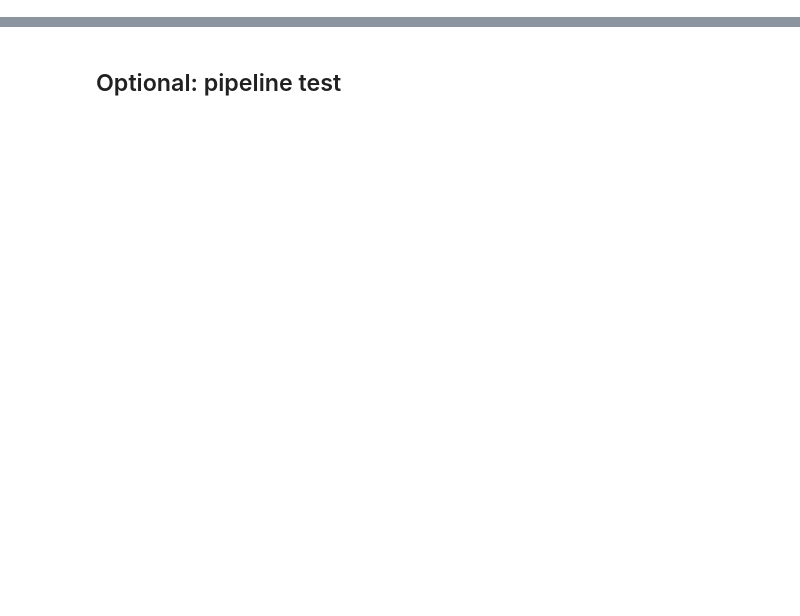
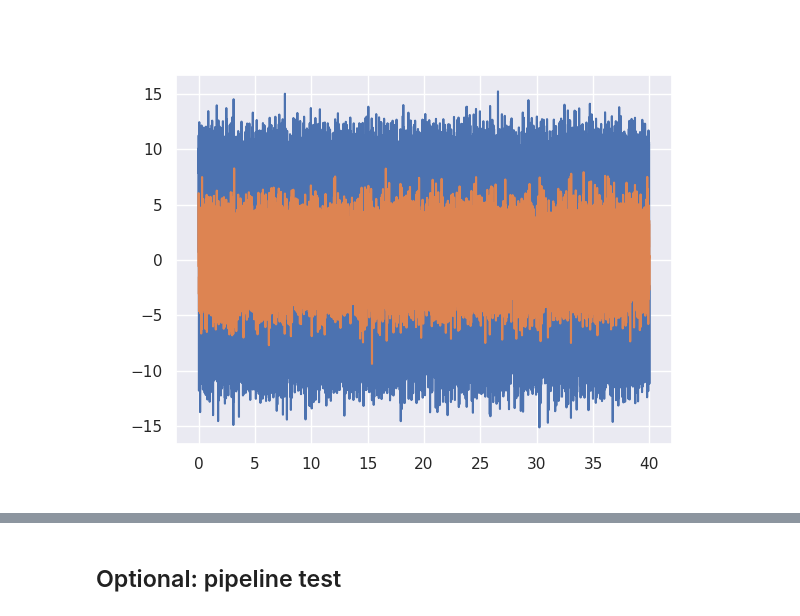
Before and after one commit to rythorpe/brainstorm_challenge, a Jupyter notebook: extract_features.ipynb, the cells around one changed output, grey strips where cells are left out. Cells and saved outputs as stored; diff of their text form; code cells hidden in the pictures; blank space fills up the shorter version.

```diff
--- a/extract_features.ipynb
+++ b/extract_features.ipynb
@@ -85,0 +155,39 @@ def plot_features_scatter(x, y, responder_labels, ax_labels):
+# %%
+from scipy import signal
+
+import matplotlib.pyplot as plt
+
+rng = np.random.default_rng()
+
+fs = 500
+
+N = 20000
+
+amp = 10
+
+freq = 20
+
+noise_power = 0.01 * fs / 2
+
+time = np.arange(N) / fs
+
+b, a = signal.butter(2, 0.25, 'low')
+
+x = rng.normal(scale=np.sqrt(noise_power), size=time.shape)
+
+y = signal.lfilter(b, a, x)
+
+x += amp*np.sin(2*np.pi*freq*time)
+
+y += rng.normal(scale=0.8*np.sqrt(noise_power), size=time.shape) + 0.3*amp*np.sin(2*np.pi*freq*time)
+
+
+plt.figure()
+plt.plot(time, x)
+plt.plot(time, y)
+
+#Cxy1, freq_closest = coherence1(x, y, fs=fs, freq=freq)
+#Cxy, freq_closest, Cxy_all, freqs = coherence2(x, y, fs=fs, freq=freq)
+freqs, Cxy_all = scipy.signal.coherence(x, y, fs=fs)
+# %% [output]
+[figure, added]
```
Also changed, not shown: parts of 12 cells of this notebook.
